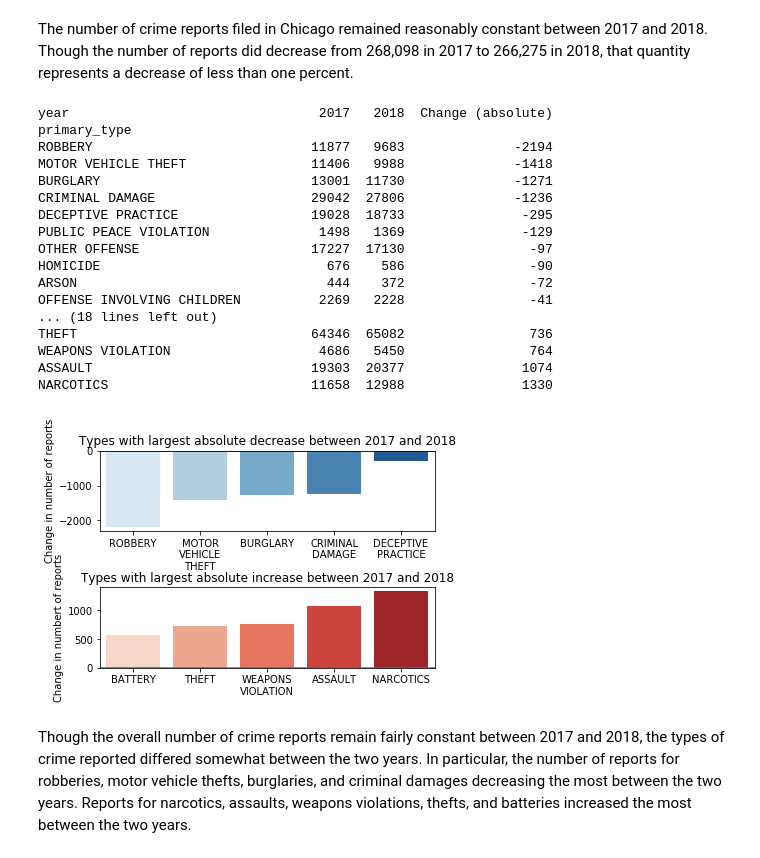
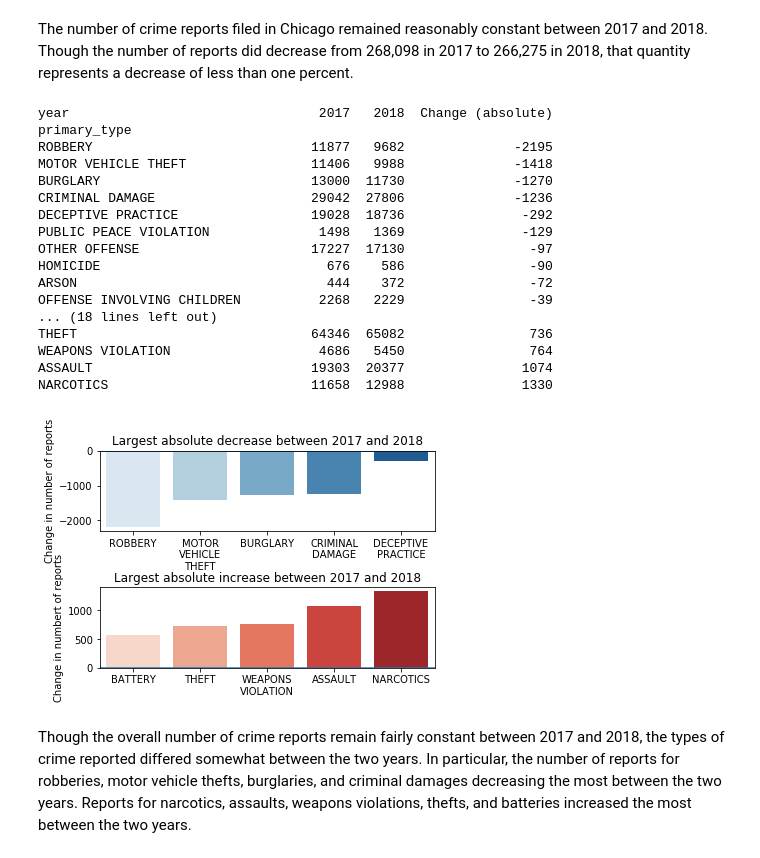
Before and after one commit to fogarty-ben/capp30254-machine-learning, a Jupyter notebook: hws/hw1/write_up.ipynb, the cells around one changed output. Cells and saved outputs as stored; diff of their text form; code cells hidden in the pictures.

```diff
--- a/hws/hw1/write_up.ipynb
+++ b/hws/hw1/write_up.ipynb
@@ -128,26 +128,26 @@ cc.summarize_yearly(crime_reports)
 # %% [markdown]
 The number of crime reports filed in Chicago remained reasonably constant between 2017 and 2018. Though the number of reports did decrease from 268,098 in 2017 to 266,275 in 2018, that quantity represents a decrease of less than one percent.
 # %%
-cc.summarize_types_change(crime_reports, '2017', '2018')
+cc.summarize_yoy_change(crime_reports, 'primary_type', '2017', '2018')
 # %% [output]
 year                                2017   2018  Change (absolute)
 primary_type
-ROBBERY                            11877   9683              -2194
+ROBBERY                            11877   9682              -2195
 MOTOR VEHICLE THEFT                11406   9988              -1418
-BURGLARY                           13001  11730              -1271
+BURGLARY                           13000  11730              -1270
 CRIMINAL DAMAGE                    29042  27806              -1236
-DECEPTIVE PRACTICE                 19028  18733               -295
+DECEPTIVE PRACTICE                 19028  18736               -292
 PUBLIC PEACE VIOLATION              1498   1369               -129
 OTHER OFFENSE                      17227  17130                -97
 HOMICIDE                             676    586                -90
 ARSON                                444    372                -72
-OFFENSE INVOLVING CHILDREN          2269   2228                -41
+OFFENSE INVOLVING CHILDREN          2268   2229                -39
 ... (18 lines left out)
 THEFT                              64346  65082                736
 WEAPONS VIOLATION                   4686   5450                764
 ASSAULT                            19303  20377               1074
 NARCOTICS                          11658  12988               1330
-[figure, old version]
+[figure, new version]
 # %% [markdown]
 Though the overall number of crime reports remain fairly constant between 2017 and 2018, the types of crime reported differed somewhat between the two years. In particular, the number of reports for robberies, motor vehicle thefts, burglaries, and criminal damages decreasing the most between the two years. Reports for narcotics, assaults, weapons violations, thefts, and batteries increased the most between the two years.
 # %%
```
Also changed, not shown: parts of 35 cells of this notebook, 1 other file.
